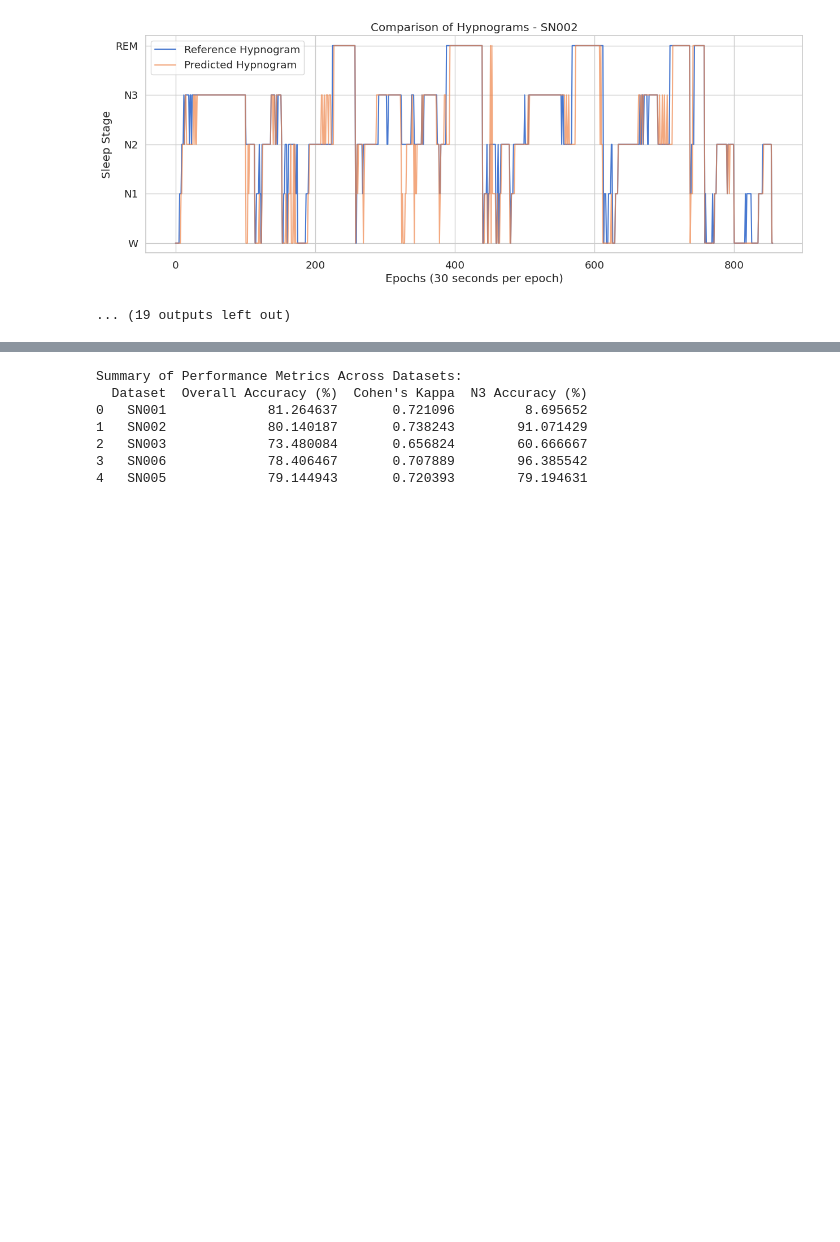
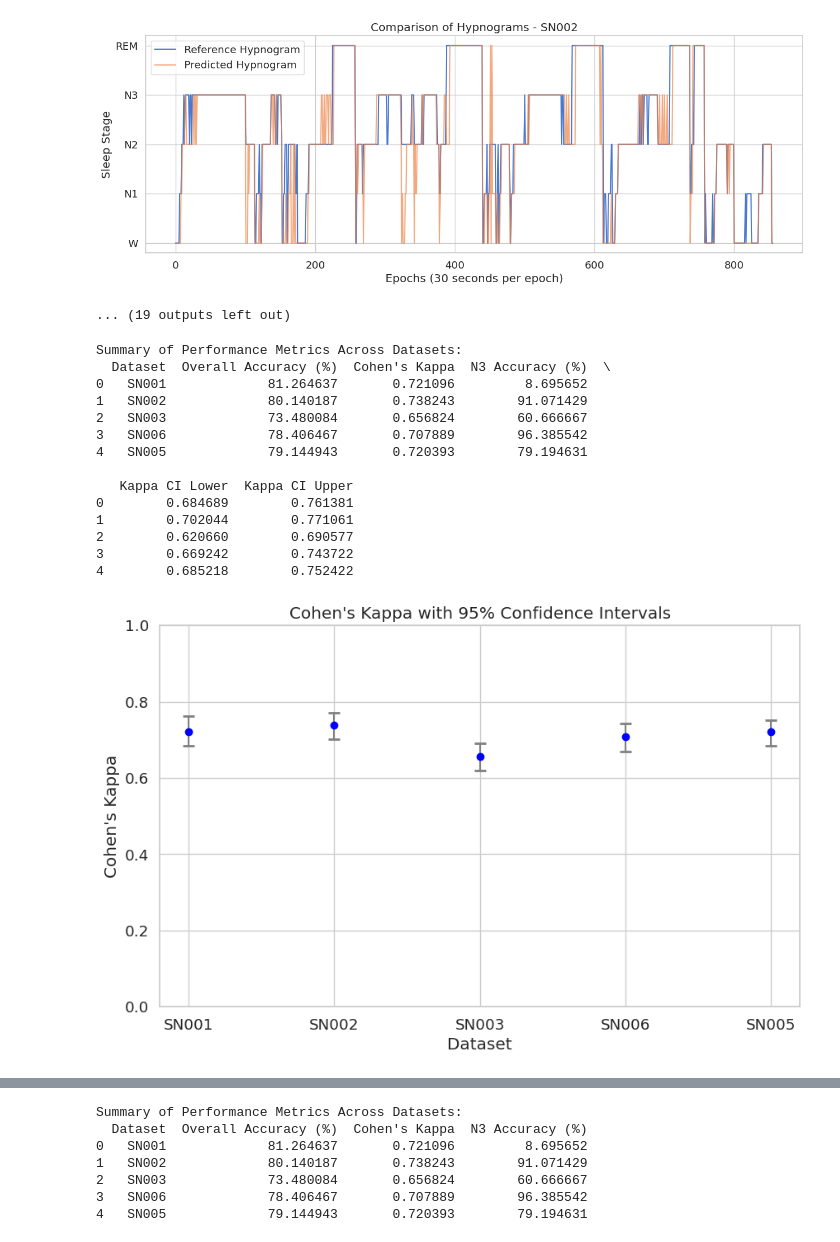
Before and after one commit to aylinavch/BCI_UNL_AllisonPeterson_course, a Jupyter notebook: final_course_project/testing_silly_things/test_stats.ipynb, the cells around one changed output, grey strips where cells are left out. Saved outputs shown, nothing was run; the diff lists cells and outputs as text; code cells hidden in the pictures; blank space fills up the shorter version.

```diff
--- a/final_course_project/testing_silly_things/test_stats.ipynb
+++ b/final_course_project/testing_silly_things/test_stats.ipynb
@@ -81,6 +136,7 @@ def load_annotations(file_path):
 
     return hypno_ref
 
+
 def predict_sleep_stages(raw):
     """
     Predict sleep stages using YASA.
@@ -106,6 +162,7 @@ def predict_sleep_stages(raw):
     hypno_pred_int = yasa.hypno_str_to_int(hypno_pred)
 
     return hypno_pred_int
+
 
 def perform_analysis(hypno_ref, hypno_pred_int, dataset_name):
     """
@@ -186,7 +243,7 @@ def perform_analysis(hypno_ref, hypno_pred_int, dataset_name):
     for metric, value in n3_stats.items():
         print(f"{metric}: {value * 100:.2f}%")
 
-    return accuracy, kappa, n3_accuracy
+    return accuracy, kappa, n3_accuracy, conf_mat, labels
 # %%
 # List of dataset identifiers
 datasets = ['SN001', 'SN002', 'SN003', 'SN006', 'SN005']
@@ -381,3 +457,45 @@ weighted avg       0.82      0.80      0.80       856
 Cohen's Kappa: 0.738
 [figure]
 ... (19 outputs left out)
+# %%
+# Add confidence intervals to the summary DataFrame
+summary_df = pd.DataFrame({
+    'Dataset': dataset_names,
+    'Overall Accuracy (%)': [acc * 100 for acc in accuracies],
+    "Cohen's Kappa": kappas,
+    'N3 Accuracy (%)': [acc * 100 for acc in n3_accuracies],
+    "Kappa CI Lower": [ci[0] for ci in kappa_cis],
+    "Kappa CI Upper": [ci[1] for ci in kappa_cis]
+})
+
+print('\nSummary of Performance Metrics Across Datasets:')
+print(summary_df)
+
+# Plot Cohen's Kappa with error bars representing confidence intervals
+plt.figure(figsize=(10, 6))
+plt.errorbar(summary_df['Dataset'], summary_df["Cohen's Kappa"],
+             yerr=[summary_df["Cohen's Kappa"] - summary_df["Kappa CI Lower"],
+                   summary_df["Kappa CI Upper"] - summary_df["Cohen's Kappa"]],
+             fmt='o', capsize=5, capthick=2, color='blue', ecolor='gray')
+plt.title("Cohen's Kappa with 95% Confidence Intervals")
+plt.ylabel("Cohen's Kappa")
+plt.xlabel("Dataset")
+plt.ylim(0, 1)
+plt.grid(True)
+plt.show()
+# %% [output]
+Summary of Performance Metrics Across Datasets:
+  Dataset  Overall Accuracy (%)  Cohen's Kappa  N3 Accuracy (%)  \
+0   SN001             81.264637       0.721096         8.695652
+1   SN002             80.140187       0.738243        91.071429
+2   SN003             73.480084       0.656824        60.666667
+3   SN006             78.406467       0.707889        96.385542
+4   SN005             79.144943       0.720393        79.194631
+
+   Kappa CI Lower  Kappa CI Upper
+0        0.684689        0.761381
+1        0.702044        0.771061
+2        0.620660        0.690577
+3        0.669242        0.743722
+4        0.685218        0.752422
+[figure, added]
```
Also changed, not shown: parts of 7 cells of this notebook.
